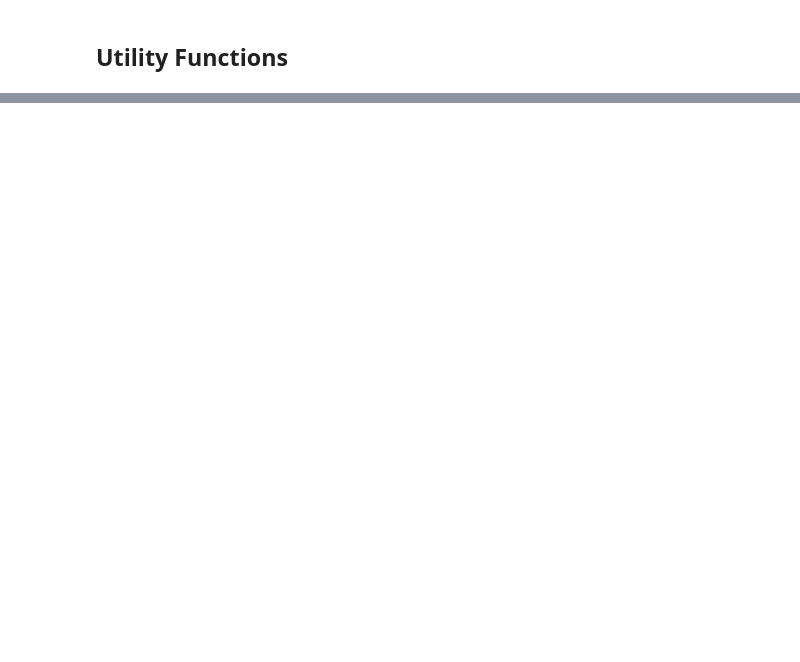
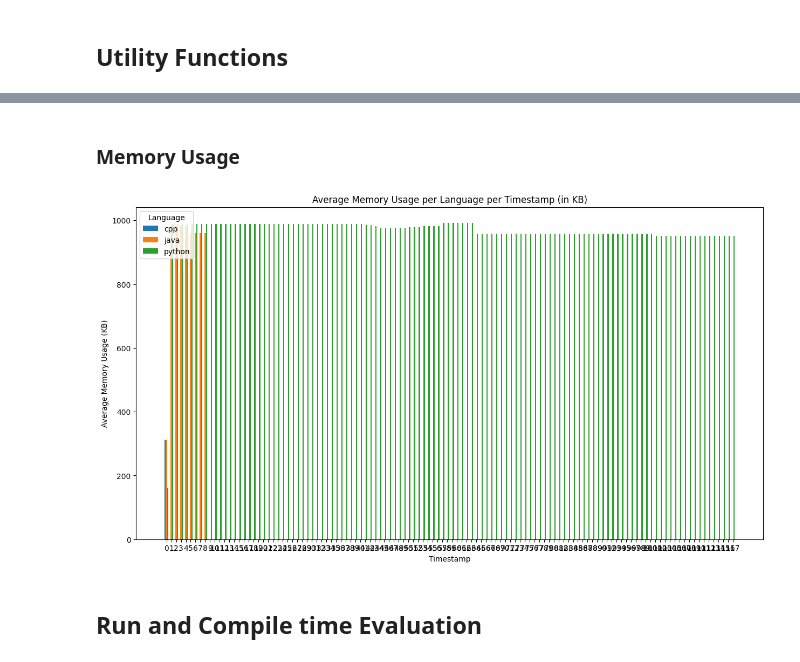
Before and after one commit to m4nv3ru/fm-ws23, a Jupyter notebook: fm.ipynb, the cells around one changed output, grey strips where cells are left out. Saved outputs shown, nothing was run; the diff lists cells and outputs as text; code cells hidden in the pictures; blank space fills up the shorter version.

```diff
--- a/fm.ipynb
+++ b/fm.ipynb
@@ -57,0 +101,37 @@ def execute_and_monitor(command: str, cwd=None, interval=0.5):
+# %% [markdown]
+### Memory Usage
+# %%
+def show_memory_usage(df: pd.DataFrame):
+    # Calculating the average memory usage over iteration per language per timestamp
+    avg_memory_usage = df.groupby(['Language', 'Time'])['Memory Usage'].mean().unstack(level=0)
+
+    avg_memory_usage_kb = avg_memory_usage / 1024  # Convert each value to MB
+    grouped_data = avg_memory_usage_kb.reset_index()
+
+    # Setting the positions for the bars
+    bar_width = 0.25
+    positions = list(range(len(grouped_data['Time'])))
+
+    plt.figure(figsize=(15, 8))
+
+    # Plotting bars for each language
+    for i, language in enumerate(grouped_data.columns[1:]):
+        plt.bar([p + bar_width*i for p in positions],
+                grouped_data[language],
+                width=bar_width,
+                label=language)
+
+    # Adjusting the x-axis to show time labels
+    plt.xticks([p + bar_width for p in positions], grouped_data['Time'])
+
+    plt.title('Average Memory Usage per Language per Timestamp (in KB)')
+    plt.xlabel('Timestamp')
+    plt.ylabel('Average Memory Usage (KB)')
+    plt.legend(title='Language')
+    plt.show()
+
+show_memory_usage(benchmark_df)
+# %% [output]
+[figure, added]
+# %% [markdown]
+## Run and Compile time Evaluation
```
Also changed, not shown: parts of 18 cells of this notebook, 4 other files.
